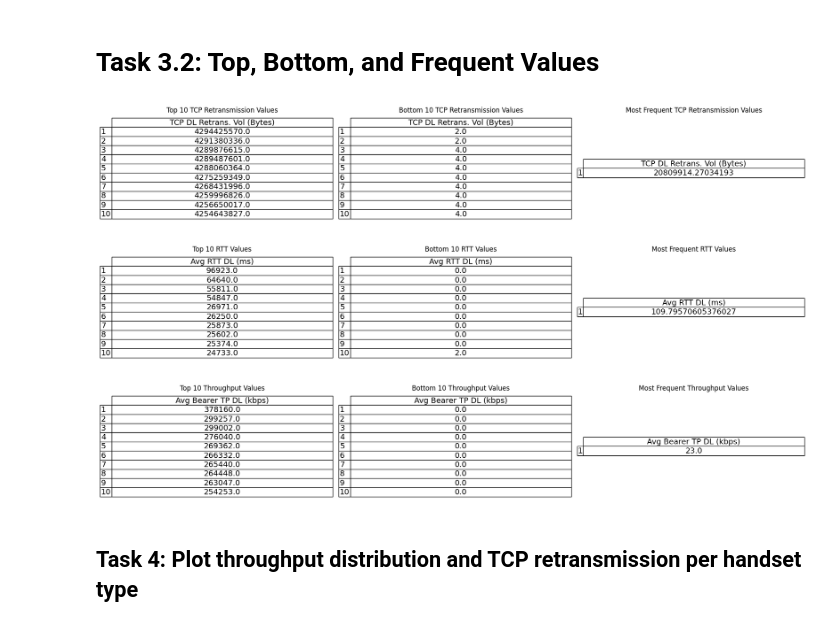
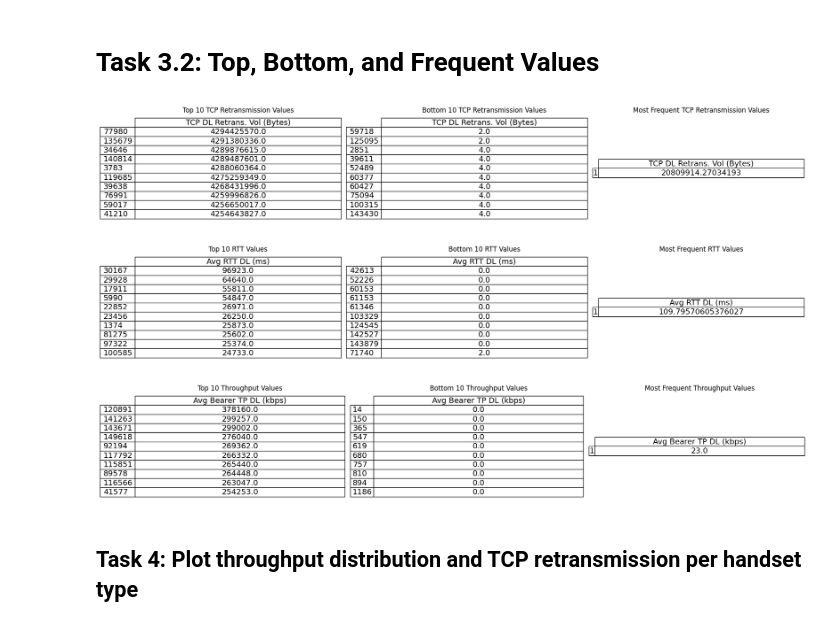
Before and after one commit to habteyesasfaw/TellCo-Telecom-User-Analytics, a Jupyter notebook: notebooks/Telecom_User_Experience_Analytics.ipynb, the cells around one changed output. Cells and saved outputs as stored; diff of their text form; code cells hidden in the pictures.

Commit message:
Fix AttributeError by converting Series to DataFrame before plotting

```diff
--- a/notebooks/Telecom_User_Experience_Analytics.ipynb
+++ b/notebooks/Telecom_User_Experience_Analytics.ipynb
@@ -69,12 +69,18 @@ df_aggregated.head()
 # %% [markdown]
 # Task 3.2: Top, Bottom, and Frequent Values
 # %%
-tcp_top, tcp_bottom, tcp_frequent = get_top_bottom_frequent(df_cleaned, 'TCP DL Retrans. Vol (Bytes)')
-rtt_top, rtt_bottom, rtt_frequent = get_top_bottom_frequent(df_cleaned, 'Avg RTT DL (ms)')
-throughput_top, throughput_bottom, throughput_frequent = get_top_bottom_frequent(df_cleaned, 'Avg Bearer TP DL (kbps)')
+# Convert Series to DataFrame
+tcp_top = tcp_top.to_frame() if isinstance(tcp_top, pd.Series) else tcp_top
+tcp_bottom = tcp_bottom.to_frame() if isinstance(tcp_bottom, pd.Series) else tcp_bottom
+tcp_frequent = tcp_frequent.to_frame() if isinstance(tcp_frequent, pd.Series) else tcp_frequent
 
+rtt_top = rtt_top.to_frame() if isinstance(rtt_top, pd.Series) else rtt_top
+rtt_bottom = rtt_bottom.to_frame() if isinstance(rtt_bottom, pd.Series) else rtt_bottom
+rtt_frequent = rtt_frequent.to_frame() if isinstance(rtt_frequent, pd.Series) else rtt_frequent
 
-
+throughput_top = throughput_top.to_frame() if isinstance(throughput_top, pd.Series) else throughput_top
+throughput_bottom = throughput_bottom.to_frame() if isinstance(throughput_bottom, pd.Series) else throughput_bottom
+throughput_frequent = throughput_frequent.to_frame() if isinstance(throughput_frequent, pd.Series) else throughput_frequent
 
 # Function to display tables side by side
 def display_side_by_side(*dfs, titles):
@@ -89,36 +95,36 @@ def display_side_by_side(*dfs, titles):
         table.auto_set_font_size(False)
         table.set_fontsize(14)
         table.scale(1.2, 1.2)
         ax.set_title(title)
     plt.show()
 
 # Display tables for TCP Retransmission
 display_side_by_side(
     tcp_top,
     tcp_bottom,
     tcp_frequent,
     titles=["Top 10 TCP Retransmission Values", "Bottom 10 TCP Retransmission Values", "Most Frequent TCP Retransmission Values"]
 )
 
 # Display tables for RTT
 display_side_by_side(
     rtt_top,
     rtt_bottom,
     rtt_frequent,
     titles=["Top 10 RTT Values", "Bottom 10 RTT Values", "Most Frequent RTT Values"]
 )
 
 # Display tables for Throughput
 display_side_by_side(
     throughput_top,
     throughput_bottom,
     throughput_frequent,
     titles=["Top 10 Throughput Values", "Bottom 10 Throughput Values", "Most Frequent Throughput Values"]
 )
 # %% [output]
-[figure, old version]
+[figure, new version]
-[figure, old version]
+[figure, new version]
-[figure, old version]
+[figure, new version]
 # %% [markdown]
 ## Task 4: Plot throughput distribution and TCP retransmission per handset type
 # %%
```
Also changed, not shown: 1 other file.
